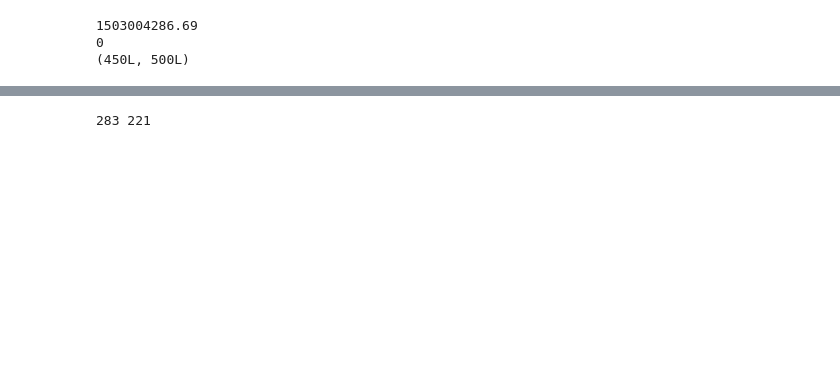
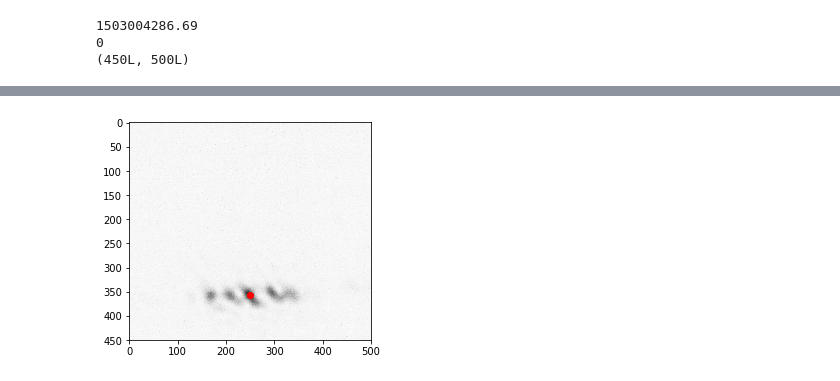
Before and after one commit to QuantumQuadrate/BlackflyControl, a Jupyter notebook: Alignment image processor.ipynb, the cells around one changed output, grey strips where cells are left out. Cells and saved outputs as stored; diff of their text form; code cells hidden in the pictures; blank space fills up the shorter version.

Commit message:
Fast Image processing added

```diff
--- a/Alignment image processor.ipynb
+++ b/Alignment image processor.ipynb
@@ -7,5 +11,6 @@ import scipy.ndimage.filters as filters
 # %%
-master_folder='D:\\test_imgs\\'
+#master_folder='D:\\test_imgs\\'
+master_folder='E:\\CsPy\\BlackflyControl\\test_img\\'
 os.chdir(master_folder)
 
 def readfile(filenumber):
@@ -20,6 +25,14 @@ def readfile(filenumber):
     timestamp=float(identifier.split("_")[1])/1000.0
     shot=int(identifier.split("_")[3])
     return {'TIMESTAMP':timestamp, 'shot':shot, 'ImageData':imgdata}
+
+def getCenter(array,percentile):
+    threshold=np.percentile(array,percentile)
+    thresholdmask=array<threshold # Mask pixels having brightness less than given threshold
+    openingmask=binary_opening(thresholdmask) # Apply dilation-erosion to exclude possible noise
+    temp=np.ma.array(array,mask=openingmask)
+    [COM_Y,COM_X]=measurements.center_of_mass(temp)
+    return {'COM_X':COM_X, 'COM_Y':COM_Y}
 # %%
 print readfile(0)['TIMESTAMP']
 print readfile(0)['shot']
@@ -51,6 +44,10 @@ plt.show()
-# %%
-data=filters.median_filter(readfile(a)['ImageData'],size=(11,11))
-[MAX_X,MAX_Y]=np.unravel_index(np.argmax(data),data.shape)
-print MAX_X, MAX_Y
-# %% [output]
-283 221
+# %%
+a=1
+percentile=99.9
+rawdata=readfile(a)['ImageData']
+[COM_X,COM_Y]=[getCenter(rawdata,percentile)['COM_X'],getCenter(rawdata,percentile)['COM_Y']]
+plt.imshow(rawdata,cmap='Greys')
+plt.scatter(COM_X,COM_Y,marker='o',color='red')
+plt.show()
+# %% [output]
+[figure, added]
```
Also changed, not shown: parts of 3 cells of this notebook.
